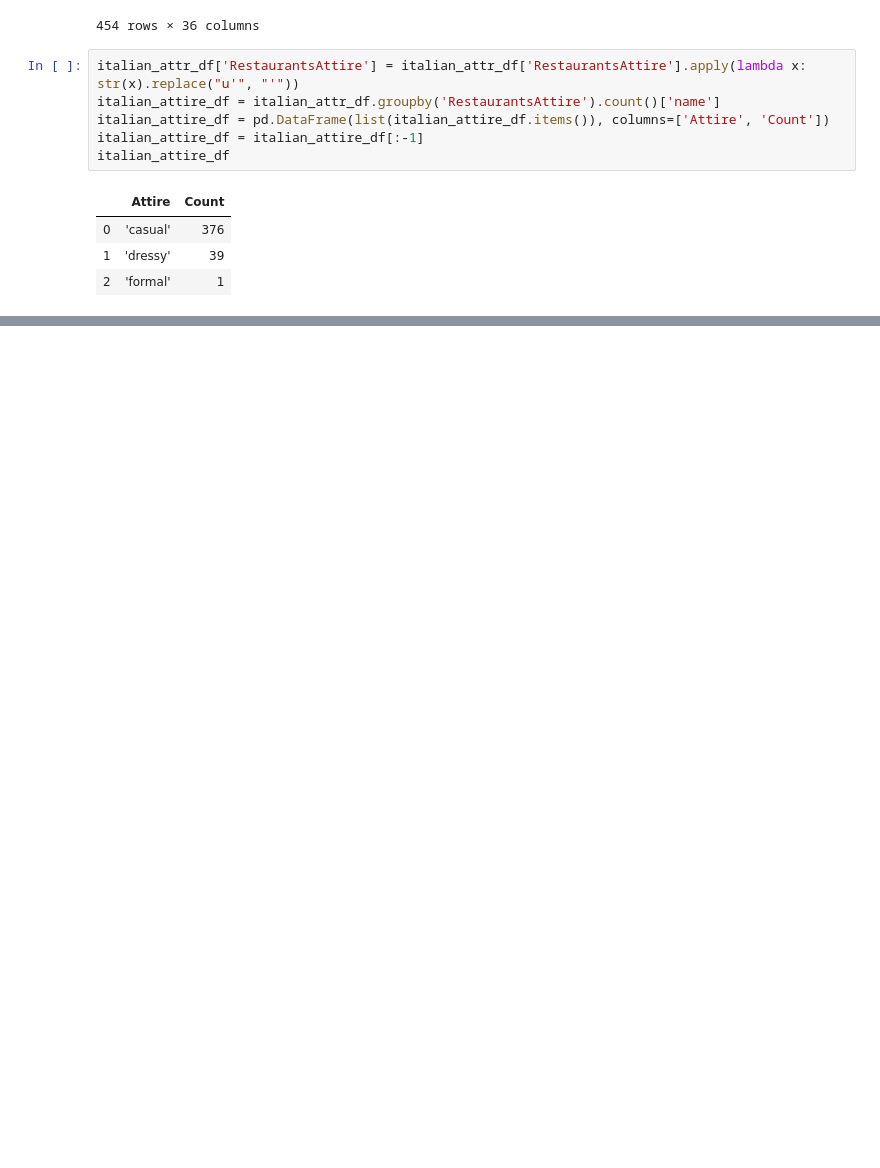
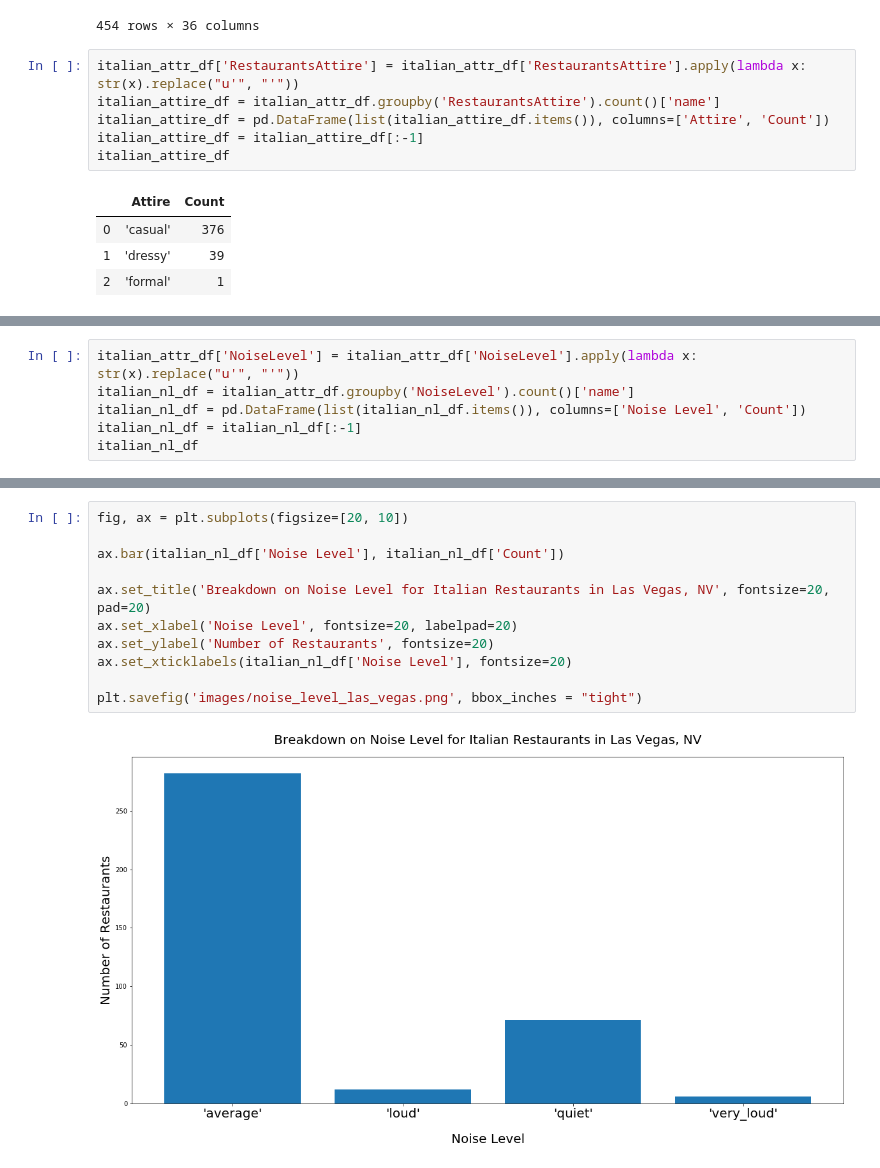
Before and after one commit to yueweng/restaurant-reviews, a Jupyter notebook: project.ipynb, the cells around one changed output, grey strips where cells are left out. Drawn from its saved outputs; the diff is of its cells as text; blank space fills up the shorter version.

```diff
--- a/project.ipynb
+++ b/project.ipynb
@@ -1432,0 +1447,6 @@ plt.savefig('images/dress_code_las_vegas.png', bbox_inches = "tight")
+# %%
+italian_attr_df['NoiseLevel'] = italian_attr_df['NoiseLevel'].apply(lambda x: str(x).replace("u'", "'"))
+italian_nl_df = italian_attr_df.groupby('NoiseLevel').count()['name']
+italian_nl_df = pd.DataFrame(list(italian_nl_df.items()), columns=['Noise Level', 'Count'])
+italian_nl_df = italian_nl_df[:-1]
+italian_nl_df
@@ -1432,0 +1459,13 @@ plt.savefig('images/dress_code_las_vegas.png', bbox_inches = "tight")
+# %%
+fig, ax = plt.subplots(figsize=[20, 10])
+
+ax.bar(italian_nl_df['Noise Level'], italian_nl_df['Count'])
+
+ax.set_title('Breakdown on Noise Level for Italian Restaurants in Las Vegas, NV', fontsize=20, pad=20)
+ax.set_xlabel('Noise Level', fontsize=20, labelpad=20)
+ax.set_ylabel('Number of Restaurants', fontsize=20)
+ax.set_xticklabels(italian_nl_df['Noise Level'], fontsize=20)
+
+plt.savefig('images/noise_level_las_vegas.png', bbox_inches = "tight")
+# %% [output]
+[figure, added]
```
Also changed, not shown: parts of 6 cells of this notebook, 5 other files.
